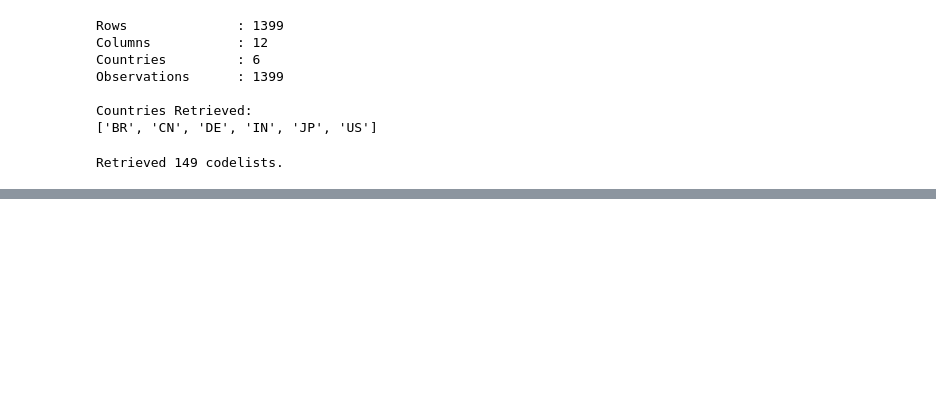
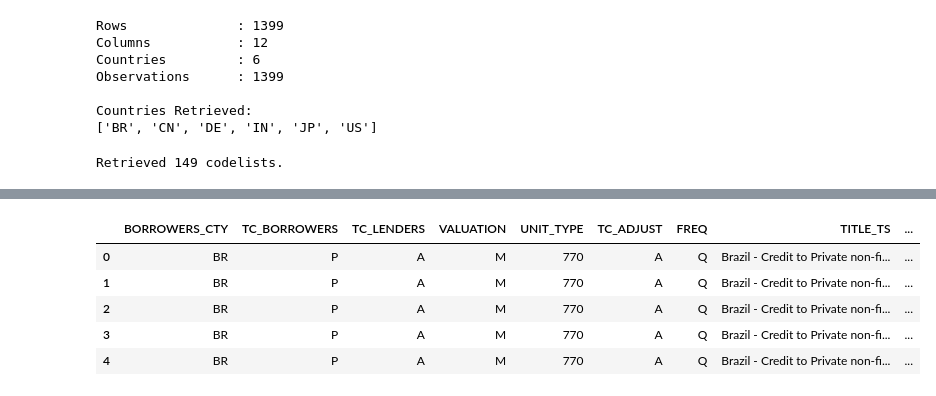
Before and after one commit to suprakashmukherjee/SDMX-Discovery, a Jupyter notebook: notebooks/D6_SDMX_Cross_Country_Analysis.ipynb, the cells around one changed output, grey strips where cells are left out. Cells and saved outputs as stored; diff of their text form; code cells hidden in the pictures; blank space fills up the shorter version.

```diff
--- a/notebooks/D6_SDMX_Cross_Country_Analysis.ipynb
+++ b/notebooks/D6_SDMX_Cross_Country_Analysis.ipynb
@@ -530,0 +591,31 @@ def codelist_to_dict(codelist):
+# %%
+# ----------------------------------------------------
+# Convert Time Period
+# ----------------------------------------------------
+
+df_analysis["Quarter"] = (
+    pd.PeriodIndex(
+        df_analysis["TIME_PERIOD"],
+        freq="Q"
+    )
+)
+
+df_analysis["Year"] = (
+    df_analysis["Quarter"]
+    .dt.year
+)
+
+df_analysis = df_analysis.sort_values(
+
+    ["BORROWERS_CTY", "Quarter"]
+
+).reset_index(drop=True)
+
+df_analysis.head()
+# %% [output]
+|  | BORROWERS_CTY | TC_BORROWERS | TC_LENDERS | VALUATION | UNIT_TYPE | TC_ADJUST | FREQ | TITLE_TS | ... |
+| 0 | BR | P | A | M | 770 | A | Q | Brazil - Credit to Private non-fi... | ... |
+| 1 | BR | P | A | M | 770 | A | Q | Brazil - Credit to Private non-fi... | ... |
+| 2 | BR | P | A | M | 770 | A | Q | Brazil - Credit to Private non-fi... | ... |
+| 3 | BR | P | A | M | 770 | A | Q | Brazil - Credit to Private non-fi... | ... |
+| 4 | BR | P | A | M | 770 | A | Q | Brazil - Credit to Private non-fi... | ... |
```
Also changed, not shown: parts of 19 cells of this notebook.
